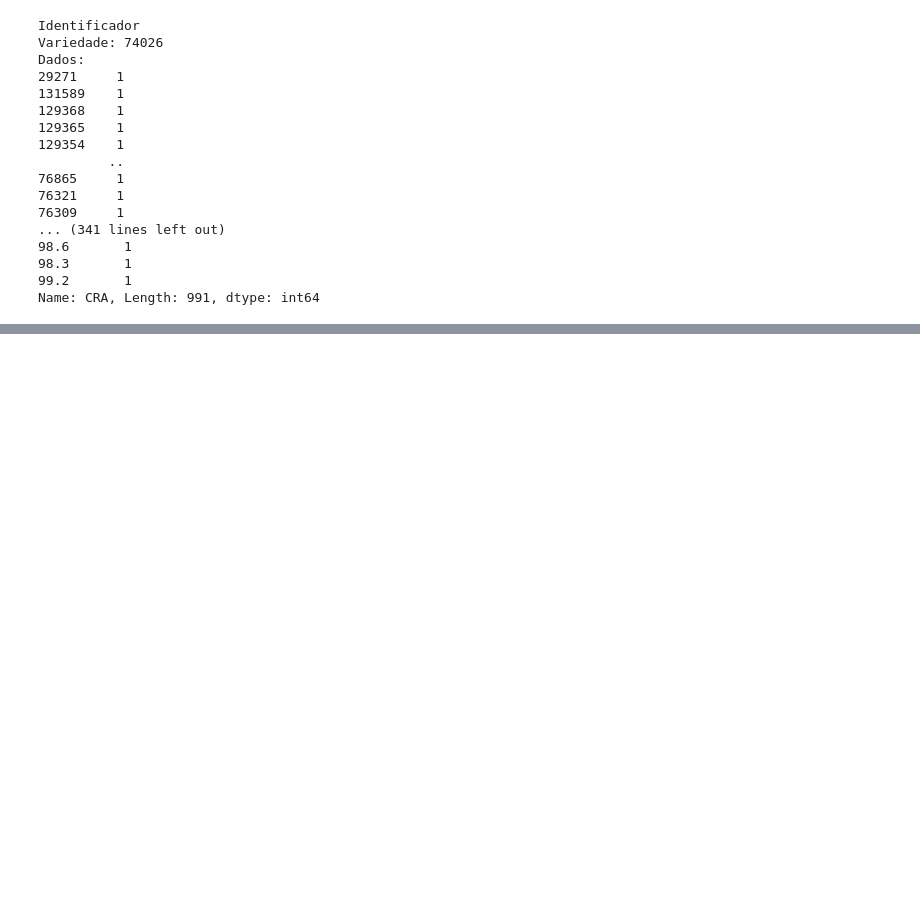
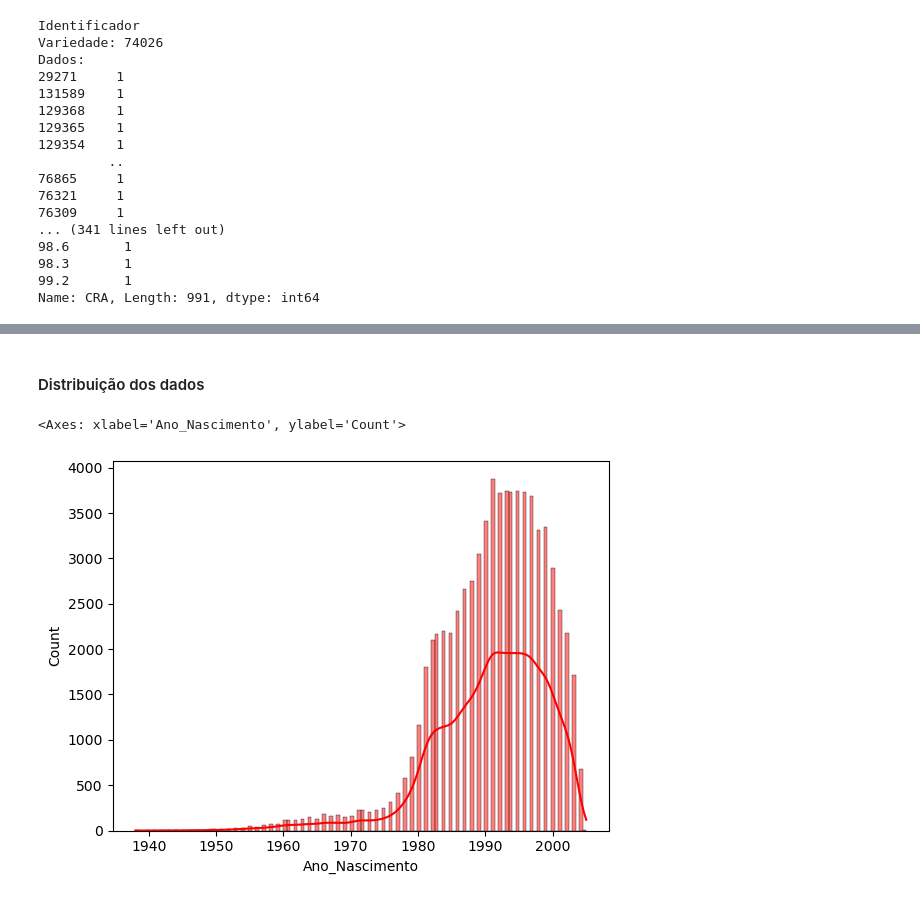
Before and after one commit to Mateus-Henr/Data-Science-TP1, a Jupyter notebook: Entrega_1.ipynb, the cells around one changed output, grey strips where cells are left out. Drawn from its saved outputs; the diff is of its cells as text; code cells hidden in the pictures; blank space fills up the shorter version.

```diff
--- a/Entrega_1.ipynb
+++ b/Entrega_1.ipynb
@@ -118,0 +185,7 @@ Name: CRA, Length: 991, dtype: int64
+# %% [markdown]
+#### Distribuição dos dados
+# %%
+sns.histplot(x=df['Ano_Nascimento'], color='red', kde=True)
+# %% [output]
+<Axes: xlabel='Ano_Nascimento', ylabel='Count'>
+[figure, added]
```
Also changed, not shown: parts of 52 cells of this notebook.
